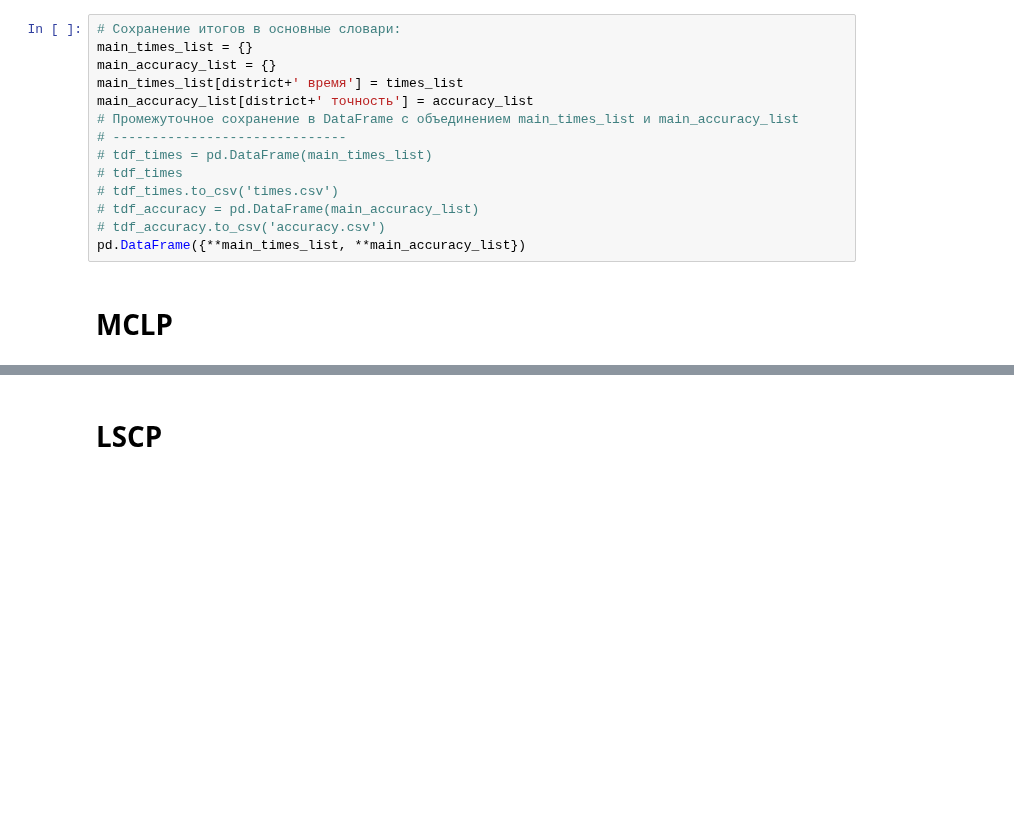
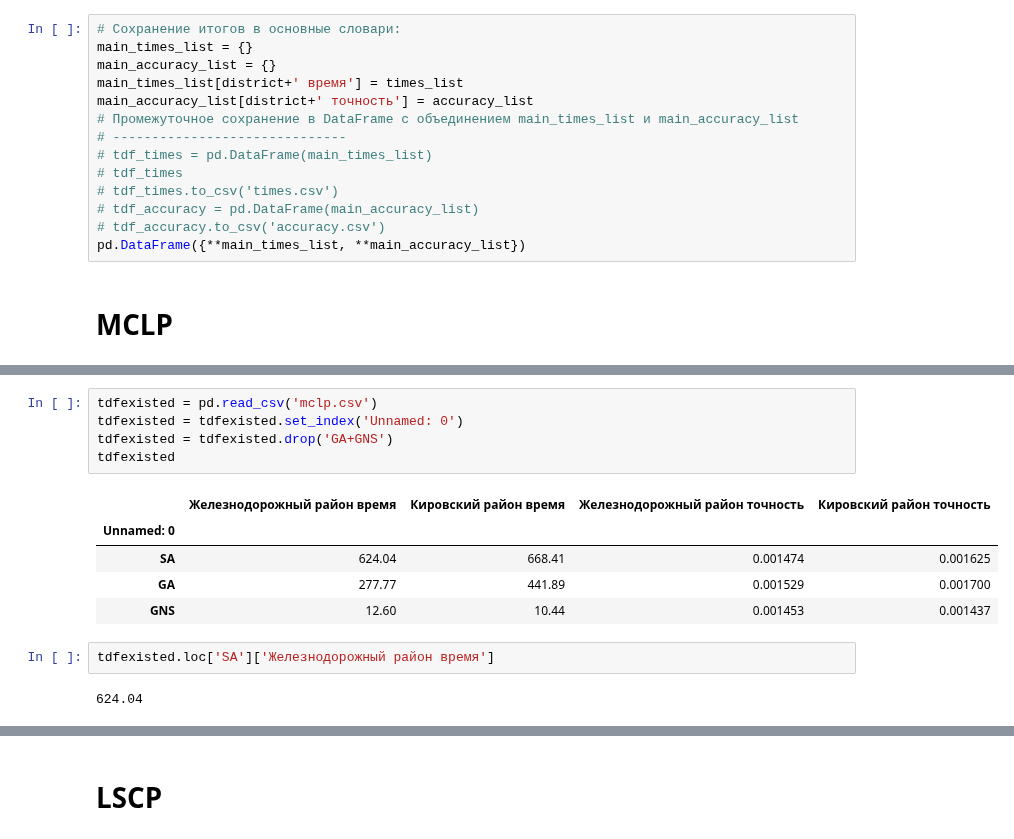
Before and after one commit to Obsidian-pb/genesis, a Jupyter notebook: work/genesis/dis_algorithms.ipynb, the cells around one changed output, grey strips where cells are left out. Drawn from its saved outputs; the diff is of its cells as text; blank space fills up the shorter version.

```diff
--- a/work/genesis/dis_algorithms.ipynb
+++ b/work/genesis/dis_algorithms.ipynb
@@ -689,0 +765,15 @@ for district, scope in scopes.items():
+# %%
+tdfexisted = pd.read_csv('mclp.csv')
+tdfexisted = tdfexisted.set_index('Unnamed: 0')
+tdfexisted = tdfexisted.drop('GA+GNS')
+tdfexisted
+# %% [output]
+|  | Железнодорожный район время | Кировский район время | Железнодорожный район точность | Кировский район точность |
+| Unnamed: 0 |  |  |  |  |
+| SA | 624.04 | 668.41 | 0.001474 | 0.001625 |
+| GA | 277.77 | 441.89 | 0.001529 | 0.001700 |
+| GNS | 12.60 | 10.44 | 0.001453 | 0.001437 |
+# %%
+tdfexisted.loc['SA']['Железнодорожный район время']
+# %% [output]
+624.04
```
Also changed, not shown: parts of 7 cells of this notebook, 1 other file.
